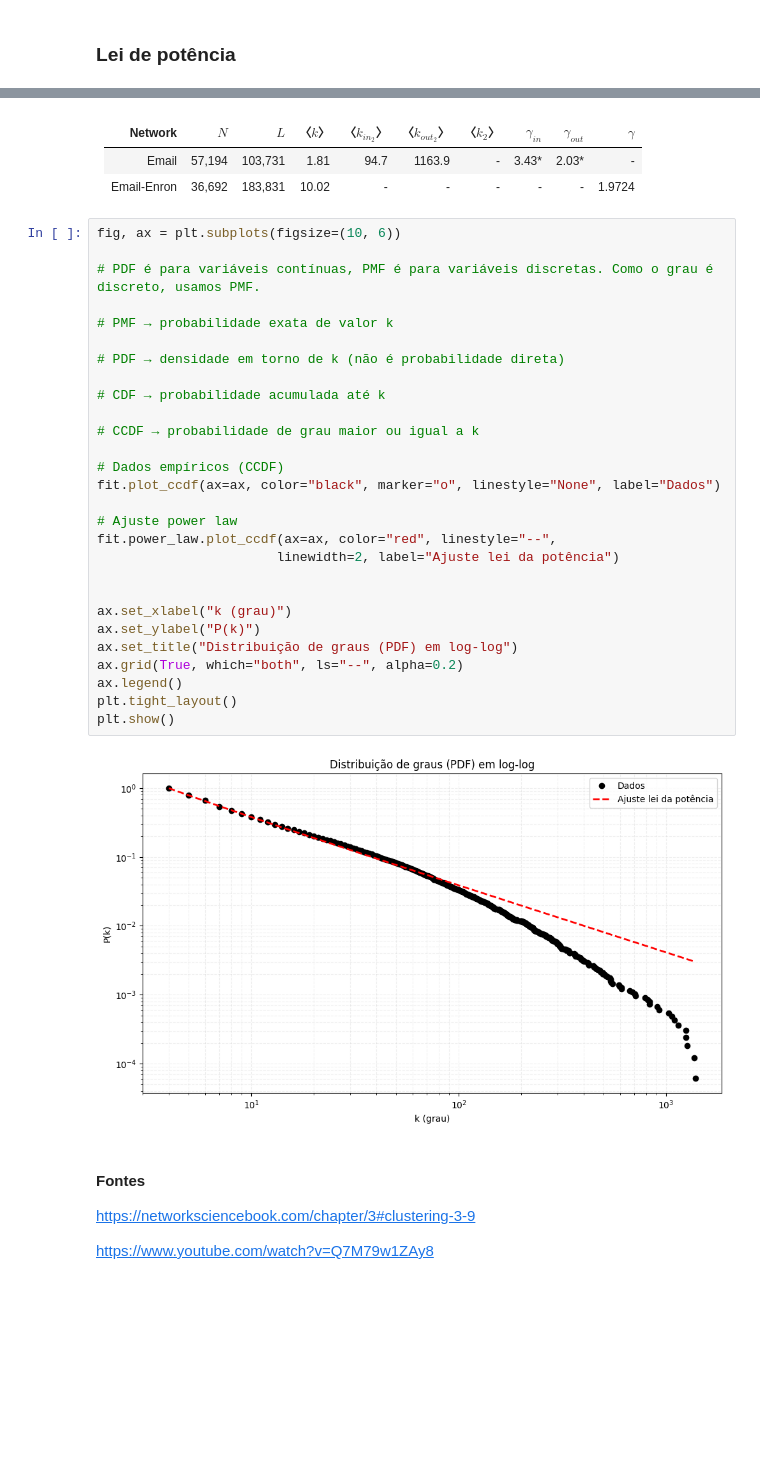
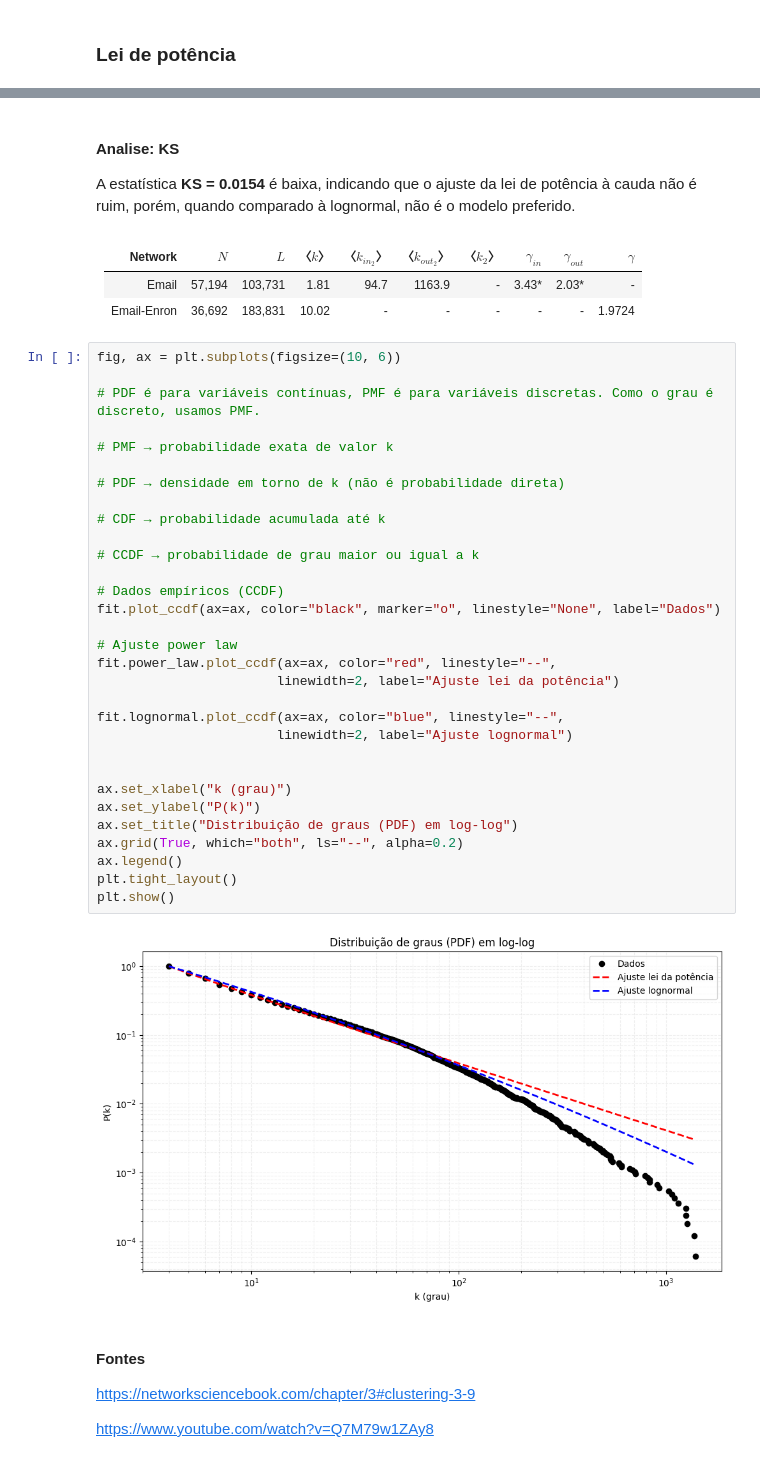
Before and after one commit to tiagostmg/grafos, a Jupyter notebook: src/entrega_1.ipynb, the cells around one changed output, grey strips where cells are left out. Saved outputs shown, nothing was run; the diff lists cells and outputs as text; blank space fills up the shorter version.

```diff
--- a/src/entrega_1.ipynb
+++ b/src/entrega_1.ipynb
@@ -408,3 +452,7 @@ Quantidade de arestas: 183831
+# %% [markdown]
+#### Analise: KS
+
+A estatística **KS = 0.0154** é baixa, indicando que o ajuste da lei de potência à cauda não é ruim, porém, quando comparado à lognormal, não é o modelo preferido.
 # %% [markdown]
 Network | $N$ |	$L$ |	〈$k$〉 |	〈$k_{in_2}$〉	| 〈$k_{out_2}$〉 |	〈$k_2$〉 |	$γ_{in}$ |	$γ_{out}$ |	$γ$
 --------|---|-----|------|-------------|---------|-------|-------------|----------|--------
@@ -413,33 +461,36 @@ Email-Enron | 36,692 | 183,831 | 10.02 | - | - | - | - | - | 1.9724
 # %%
 fig, ax = plt.subplots(figsize=(10, 6))
 
 # PDF é para variáveis contínuas, PMF é para variáveis discretas. Como o grau é discreto, usamos PMF.
 
 # PMF → probabilidade exata de valor k
 
 # PDF → densidade em torno de k (não é probabilidade direta)
 
 # CDF → probabilidade acumulada até k
 
 # CCDF → probabilidade de grau maior ou igual a k
 
 # Dados empíricos (CCDF)
 fit.plot_ccdf(ax=ax, color="black", marker="o", linestyle="None", label="Dados")
 
 # Ajuste power law
 fit.power_law.plot_ccdf(ax=ax, color="red", linestyle="--",
                        linewidth=2, label="Ajuste lei da potência")
 
+fit.lognormal.plot_ccdf(ax=ax, color="blue", linestyle="--",
+                       linewidth=2, label="Ajuste lognormal")
+
 
 ax.set_xlabel("k (grau)")
 ax.set_ylabel("P(k)")
 ax.set_title("Distribuição de graus (PDF) em log-log")
 ax.grid(True, which="both", ls="--", alpha=0.2)
 ax.legend()
 plt.tight_layout()
 plt.show()
 # %% [output]
-[figure, old version]
+[figure, new version]
 # %% [markdown]
 #### Fontes
 https://networksciencebook.com/chapter/3#clustering-3-9
```
Also changed, not shown: parts of 13 cells of this notebook.
